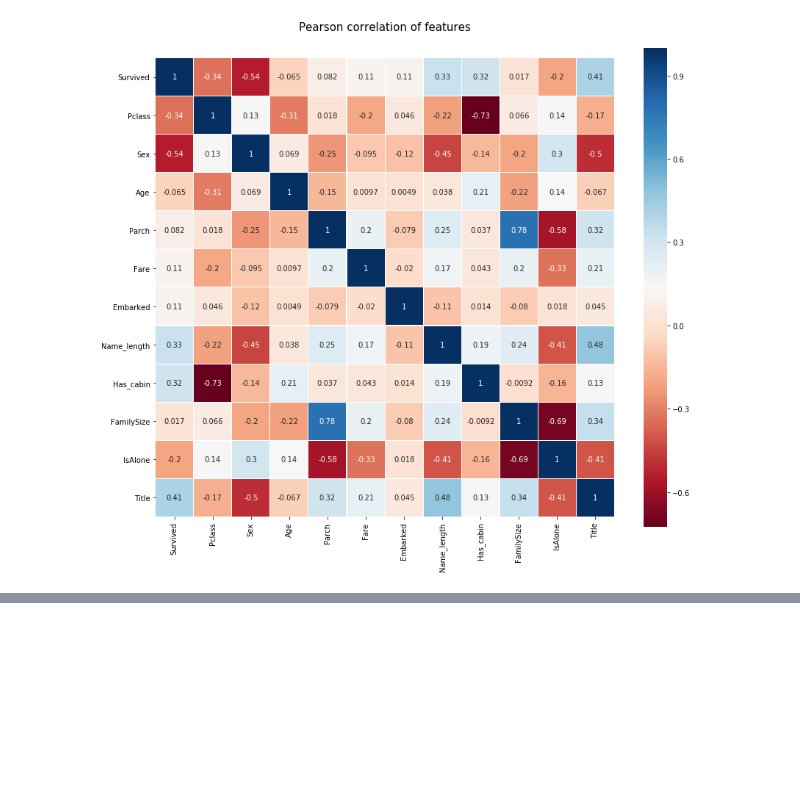
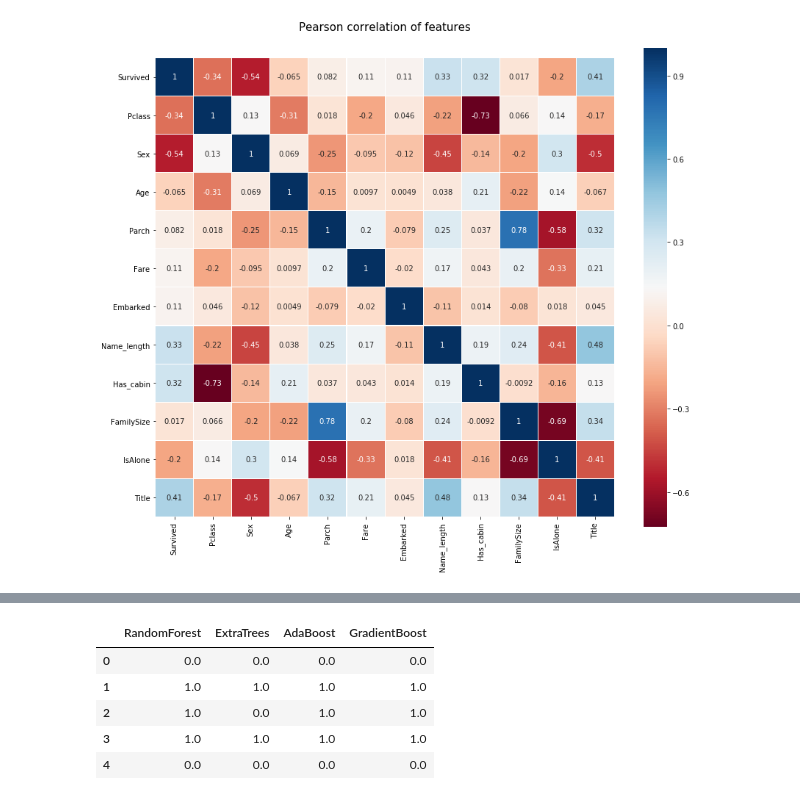
Before and after one commit to hernandezurbina/KaggleAdventures, a Jupyter notebook: Titanic_Ensemble_Stacking.ipynb, the cells around one changed output, grey strips where cells are left out. Saved outputs shown, nothing was run; the diff lists cells and outputs as text; code cells hidden in the pictures; blank space fills up the shorter version.

```diff
--- a/Titanic_Ensemble_Stacking.ipynb
+++ b/Titanic_Ensemble_Stacking.ipynb
@@ -134,0 +250,3 @@ sns.heatmap(train.astype(float).corr(), linewidths=0.1, vmax=1.0,\
+# %%
+# Create our OOF train and test predictions. These base results will be used as new features
+et_oof_train, et_oof_test = get_oof(et, x_train, y_train, x_test) # Extra Trees
@@ -134,0 +273,6 @@ sns.heatmap(train.astype(float).corr(), linewidths=0.1, vmax=1.0,\
+# %%
+rf_oof_train, rf_oof_test = get_oof(rf,x_train, y_train, x_test) # Random Forest
+# %%
+ada_oof_train, ada_oof_test = get_oof(ada, x_train, y_train, x_test) # AdaBoost
+# %%
+gb_oof_train, gb_oof_test = get_oof(gb,x_train, y_train, x_test) # Gradient Boost
@@ -134,0 +529,14 @@ sns.heatmap(train.astype(float).corr(), linewidths=0.1, vmax=1.0,\
+# %%
+base_predictions_train = pd.DataFrame( {'RandomForest': rf_oof_train.ravel(),
+     'ExtraTrees': et_oof_train.ravel(),
+     'AdaBoost': ada_oof_train.ravel(),
+      'GradientBoost': gb_oof_train.ravel()
+    })
+base_predictions_train.head()
+# %% [output]
+|  | RandomForest | ExtraTrees | AdaBoost | GradientBoost |
+| 0 | 0.0 | 0.0 | 0.0 | 0.0 |
+| 1 | 1.0 | 1.0 | 1.0 | 1.0 |
+| 2 | 1.0 | 0.0 | 1.0 | 1.0 |
+| 3 | 1.0 | 1.0 | 1.0 | 1.0 |
+| 4 | 0.0 | 0.0 | 0.0 | 0.0 |
```
Also changed, not shown: parts of 27 cells of this notebook, 1 other file.
